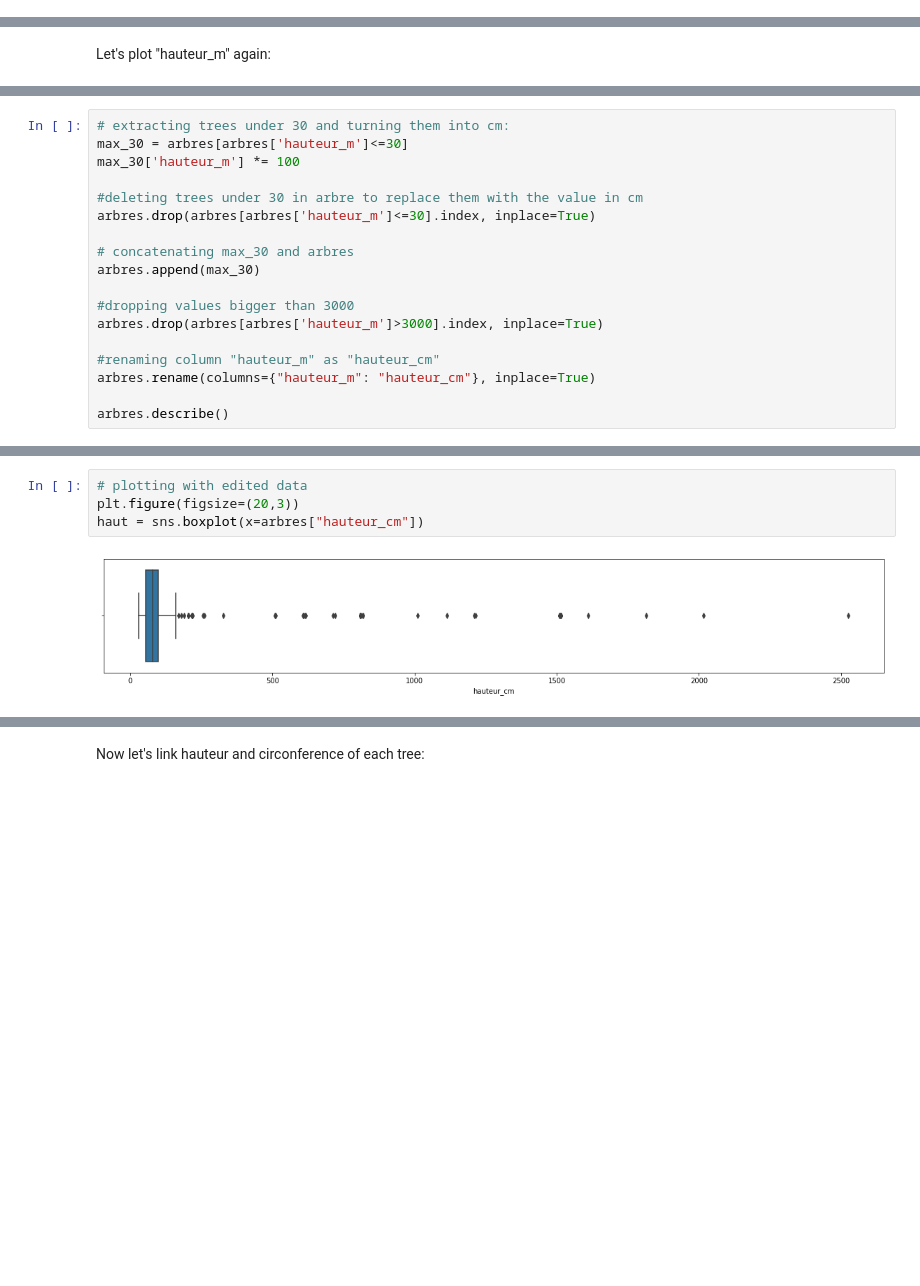
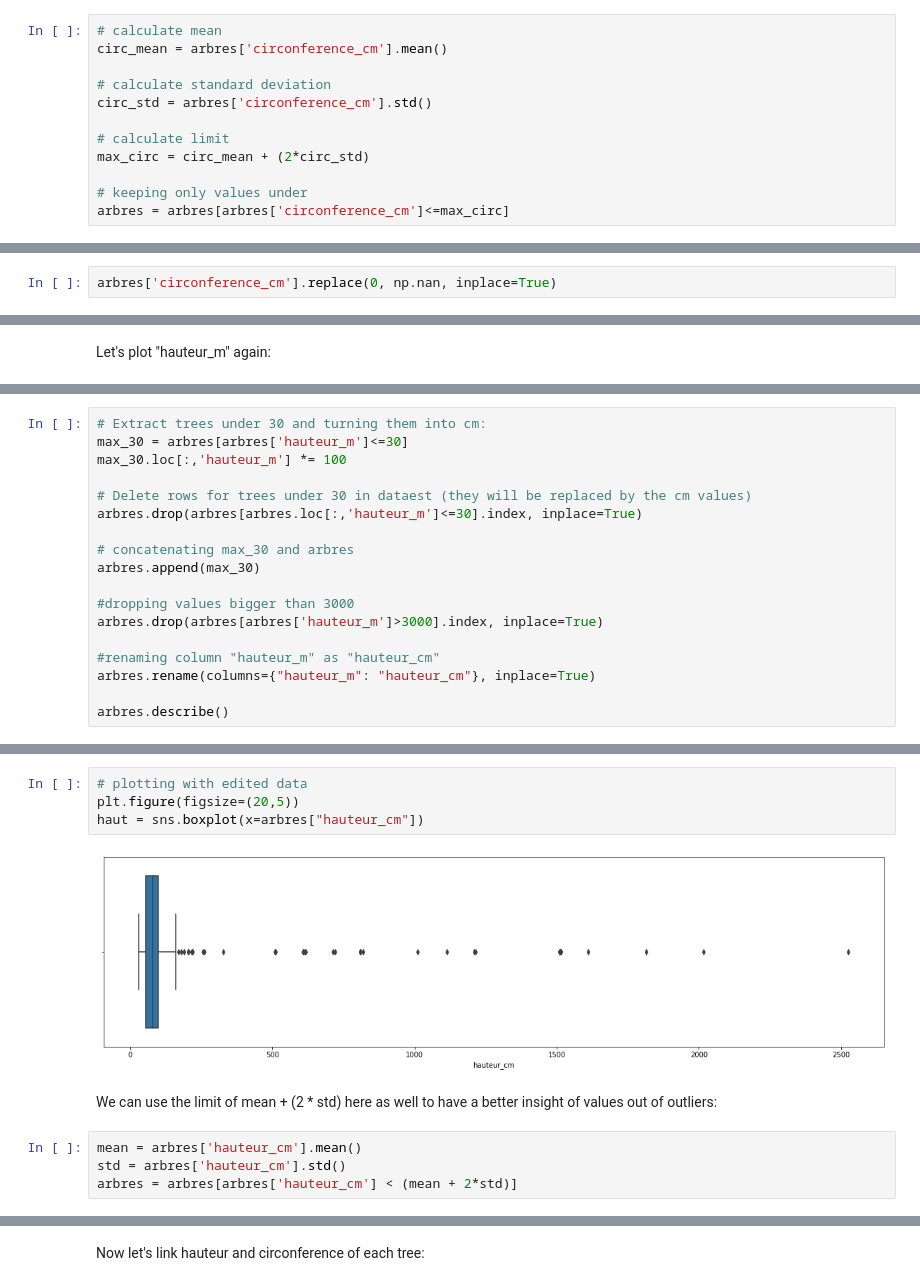
Before and after one commit to SoCrespo/OC-IA-P02, a Jupyter notebook: projet02.ipynb, the cells around one changed output, grey strips where cells are left out. Drawn from its saved outputs; the diff is of its cells as text; blank space fills up the shorter version.

```diff
--- a/projet02.ipynb
+++ b/projet02.ipynb
@@ -118,0 +142,12 @@ circ = sns.boxplot(x=arbres["circonference_cm"])
+# %%
+# calculate mean
+circ_mean = arbres['circonference_cm'].mean()
+
+# calculate standard deviation
+circ_std = arbres['circonference_cm'].std()
+
+# calculate limit
+max_circ = circ_mean + (2*circ_std)
+
+# keeping only values under
+arbres = arbres[arbres['circonference_cm']<=max_circ]
@@ -118,0 +167,2 @@ circ = sns.boxplot(x=arbres["circonference_cm"])
+# %%
+arbres['circonference_cm'].replace(0, np.nan, inplace=True)
@@ -142,10 +208,10 @@ So, all trees heights lower than 30 should be multiplied by 100 to make sense by
 # %%
-# extracting trees under 30 and turning them into cm:
+# Extract trees under 30 and turning them into cm:
 max_30 = arbres[arbres['hauteur_m']<=30]
-max_30['hauteur_m'] *= 100
+max_30.loc[:,'hauteur_m'] *= 100
 
-#deleting trees under 30 in arbre to replace them with the value in cm
-arbres.drop(arbres[arbres['hauteur_m']<=30].index, inplace=True)
+# Delete rows for trees under 30 in dataest (they will be replaced by the cm values)
+arbres.drop(arbres[arbres.loc[:,'hauteur_m']<=30].index, inplace=True)
 
 # concatenating max_30 and arbres
 arbres.append(max_30)
@@ -175,7 +236,13 @@ See the caveats in the documentation: https://pandas.pydata.org/pandas-docs/stab
 # %%
 # plotting with edited data
-plt.figure(figsize=(20,3))
+plt.figure(figsize=(20,5))
 haut = sns.boxplot(x=arbres["hauteur_cm"])
 # %% [output]
-[figure, old version]
+[figure, new version]
+# %% [markdown]
+We can use the limit of mean + (2 * std) here as well to have a better insight of values out of outliers:
+# %%
+mean = arbres['hauteur_cm'].mean()
+std = arbres['hauteur_cm'].std()
+arbres = arbres[arbres['hauteur_cm'] < (mean + 2*std)]
 # %%
```
Also changed, not shown: parts of 36 cells of this notebook.
